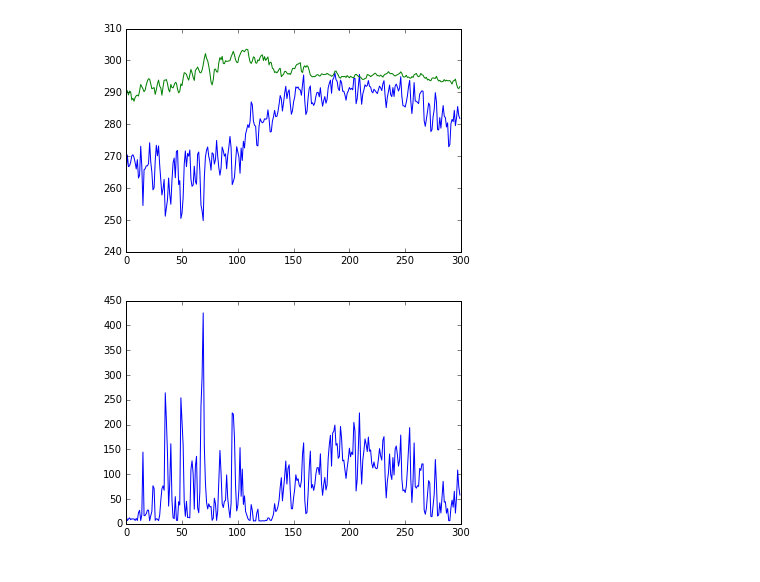
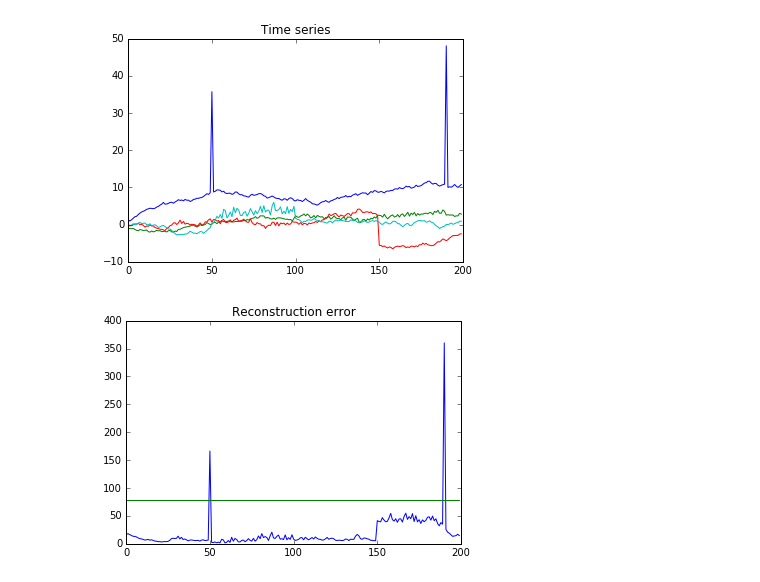
Before and after one commit to KDD-OpenSource/DeepADoTS, a Jupyter notebook: notebooks/1.0-dot-recurrent-ebm.ipynb, the cells around one changed output. Drawn from its saved outputs; the diff is of its cells as text; code cells hidden in the pictures.

Commit message:
Test on synthetic data (using agots example)

```diff
--- a/notebooks/1.0-dot-recurrent-ebm.ipynb
+++ b/notebooks/1.0-dot-recurrent-ebm.ipynb
@@ -5,6 +12,6 @@ from src.algorithms import RecurrentEBM
 # %%
-data = pd.read_csv('~/Projects/TSComplexity/climate.csv', index_col=0)
+data = pd.read_csv('data/processed/synthetic1.csv', index_col=0)
 # %%
-X = data.sample(2, axis=1)
+X = data  # .sample(2, axis=1)
 X
 # %% [output]
@@ -67,11 +82,14 @@ results
 # %%
 import matplotlib.pyplot as plt
 
-plt.plot(np.arange(len(X[:300])), X[:300])
+plt.plot(np.arange(len(X)), X)
+plt.title('Time series')
 plt.show()
 
-plt.plot(np.arange(len(X[:300])), results[:300])
+plt.plot(np.arange(len(X)), results)
+plt.plot(len(X) * [np.mean(results) + 2*np.std(results)])
+plt.title('Reconstruction error')
 plt.show()
 # %% [output]
-[figure, old version]
+[figure, new version]
-[figure, old version]
+[figure, new version]
```
Also changed, not shown: parts of 5 cells of this notebook.
